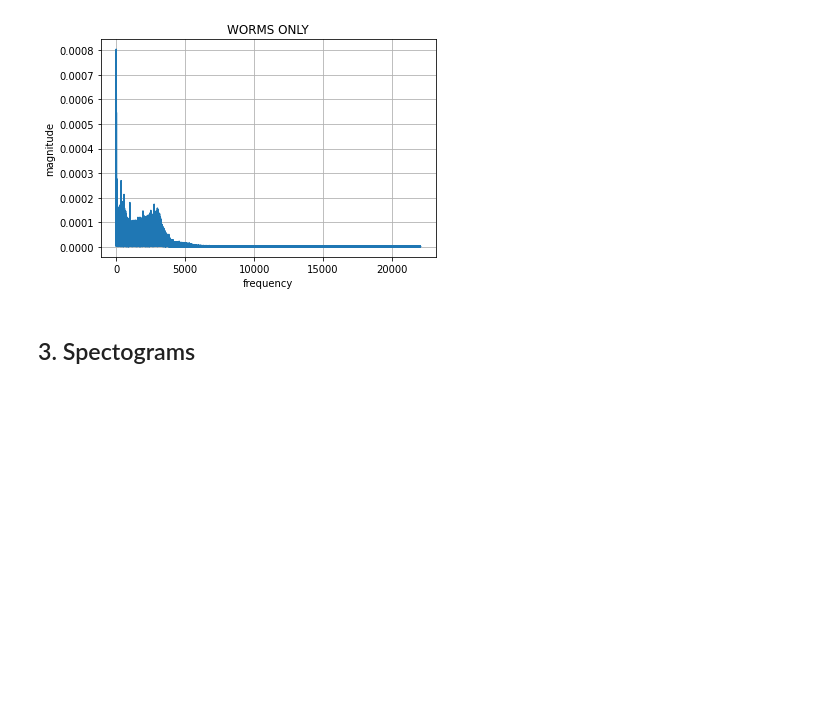
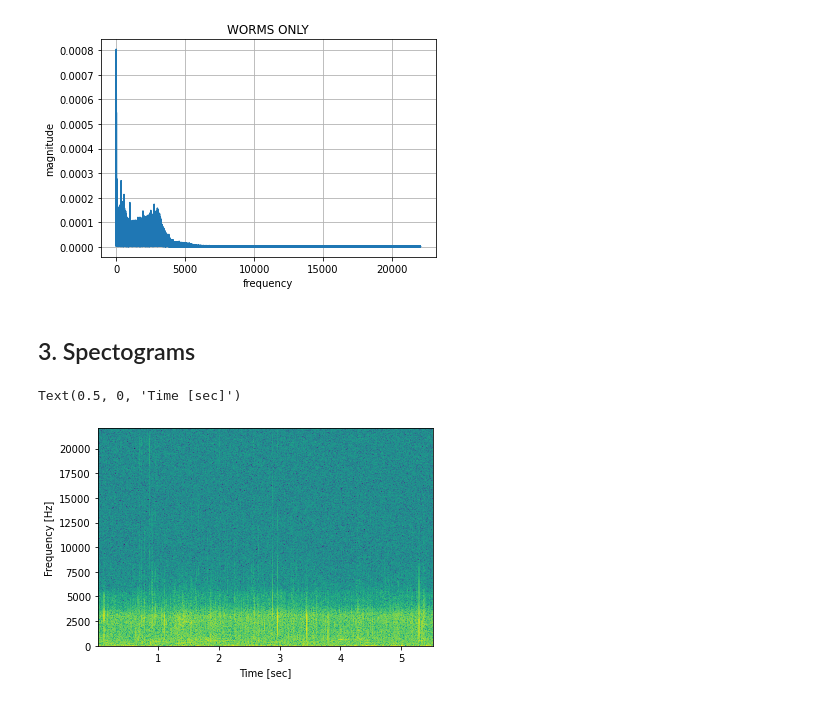
Before and after one commit to lukaschoebel/bed, a Jupyter notebook: notebooks/playground.ipynb, the cells around one changed output. Saved outputs shown, nothing was run; the diff lists cells and outputs as text; code cells hidden in the pictures; blank space fills up the shorter version.

```diff
--- a/notebooks/playground.ipynb
+++ b/notebooks/playground.ipynb
@@ -52,3 +60,13 @@ nou.plot_fft(worms_samples, worms_sr, "WORMS ONLY")
 [figure]
 # %% [markdown]
 ## 3. Spectograms
+# %%
+from scipy import signal
+import numpy as np
+frequencies, times, spectrogram = signal.spectrogram(worms_samples,worms_sr,nfft=1024,noverlap=900, nperseg=1024)
+plt.pcolormesh(times, frequencies, 10*np.log10(spectrogram))
+plt.ylabel('Frequency [Hz]')
+plt.xlabel('Time [sec]')
+# %% [output]
+Text(0.5, 0, 'Time [sec]')
+[figure, added]
```
Also changed, not shown: parts of 3 cells of this notebook, 2 other files.
